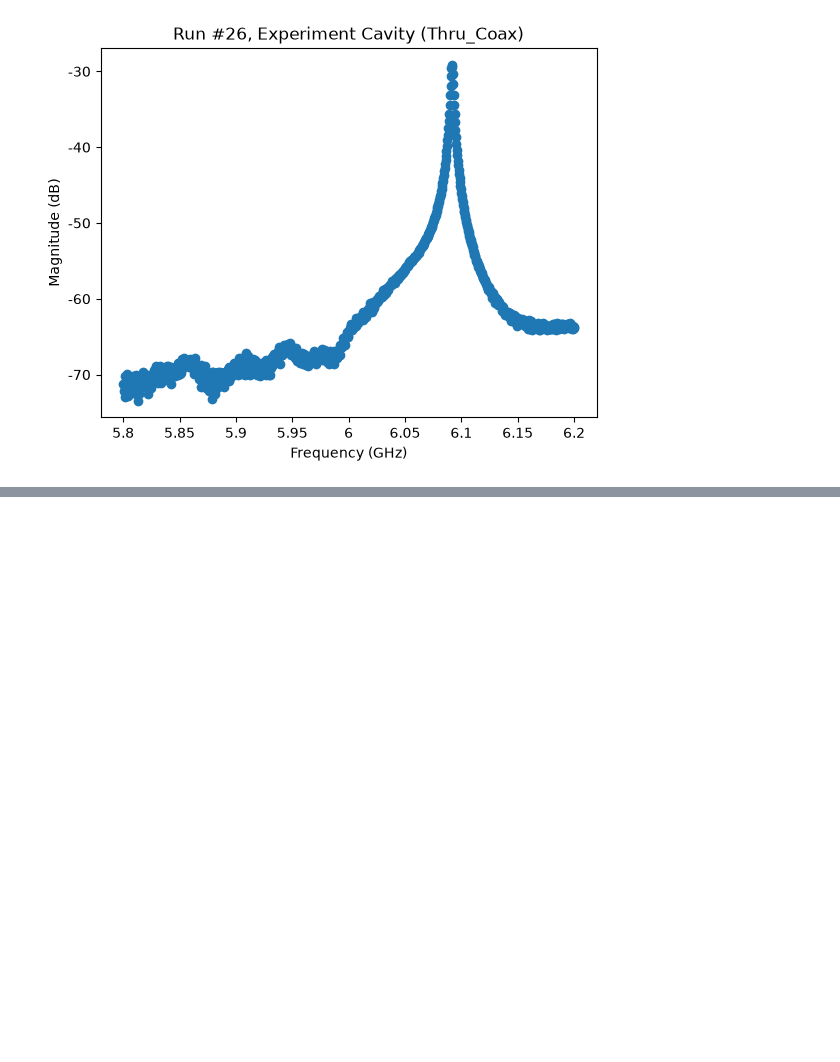
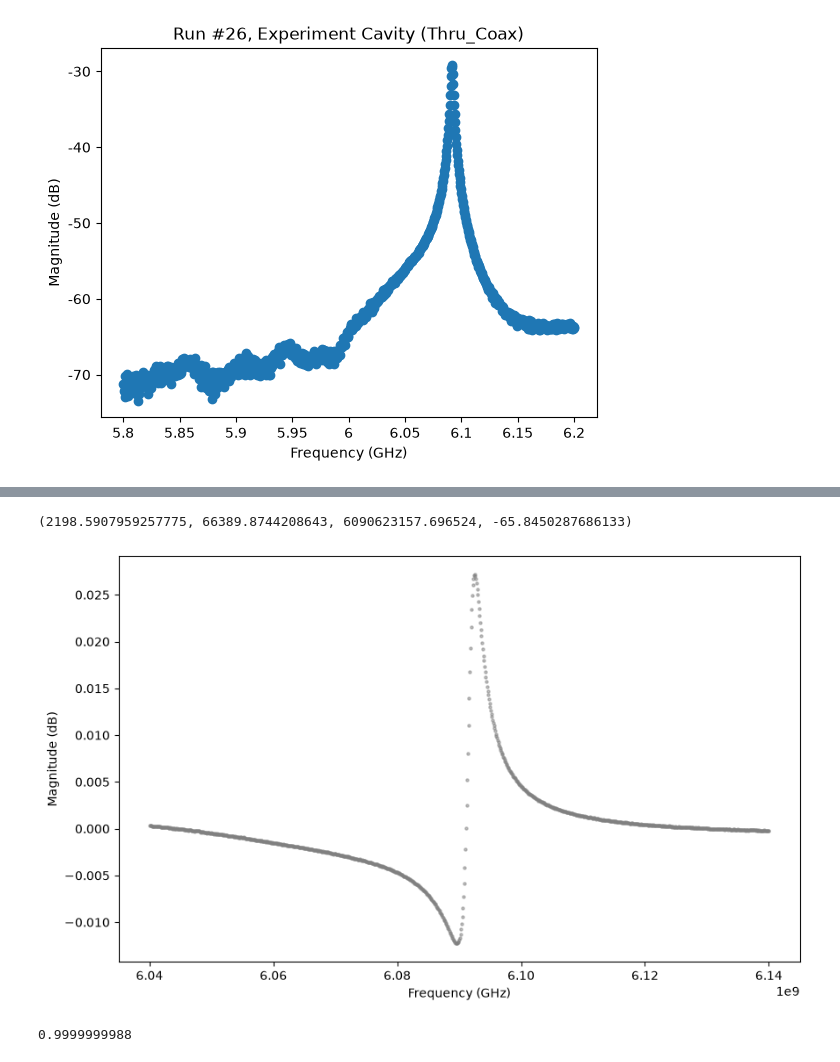
Before and after one commit to Ianborden/Quantum-APL, a Jupyter notebook: qcodes.ipynb, the cells around one changed output, grey strips where cells are left out. Cells and saved outputs as stored; diff of their text form; code cells hidden in the pictures; blank space fills up the shorter version.

```diff
--- a/qcodes.ipynb
+++ b/qcodes.ipynb
@@ -159,0 +240,43 @@ array([ 1.88092869e+03,  6.21027197e+04,  6.09083153e+09, -7.26905975e+01])
+# %%
+optimal_Ql, optimal_Qc, optimal_fr, optimal_baseline
+# %% [output]
+(2198.5907959257775, 66389.8744208643, 6090623157.696524, -65.8450287686133)
+# %%
+x_data = np.linspace(6.04e9, 6.14e9, 1001)
+y_data = np.array(img[:1001])
+
+# def Complex_other(f,Ql,Qc,fr):
+#     R = 2j *Ql * (f/fr - 1)
+#     return np.abs(2j * Ql**2/Qc * (f/fr - 1))/(1-R**2).real
+
+
+# guess_Ql = 2*10**3.0
+# guess_Qc = 5*10**4.0
+# peak_index = np.argmax(y_data)
+# guess_fr = x_data[peak_index]
+# p0_guesses = [guess_Ql, guess_Qc, guess_fr]
+
+# popt, _ = curve_fit(Complex_other, x_data, y_data, p0=p0_guesses)
+# optimal_Ql, optimal_Qc, optimal_fr = popt
+
+# x_curve = np.linspace(x_data[1], x_data[-1], 5000)
+# y_curve = Complex_other(x_curve, optimal_Ql, optimal_Qc, optimal_fr)
+
+# plt.figure(figsize=(10, 6))
+# plt.scatter(x_data, y_data, color='gray', alpha=0.5, s=5, label='Raw Data Points')
+# plt.plot(x_curve, y_curve, color='red', linewidth=2, label='Smooth Fitted Curve')
+# plt.xlabel('Frequency')
+# plt.ylabel('Magnitude (dB)')
+# plt.legend()
+# plt.show()
+
+plt.figure(figsize=(10, 6))
+plt.scatter(x_data, y_data, color='gray', alpha=0.5, s=5, label='Raw Data Points')
+plt.xlabel('Frequency (GHz)')
+plt.ylabel('Magnitude (dB)')
+# %% [output]
+[figure, added]
+# %%
+Real(1*10**4,6*10**3,5*10**4,6*10**4).real
+# %% [output]
+0.9999999988
```
Also changed, not shown: parts of 17 cells of this notebook, 10 other files.
